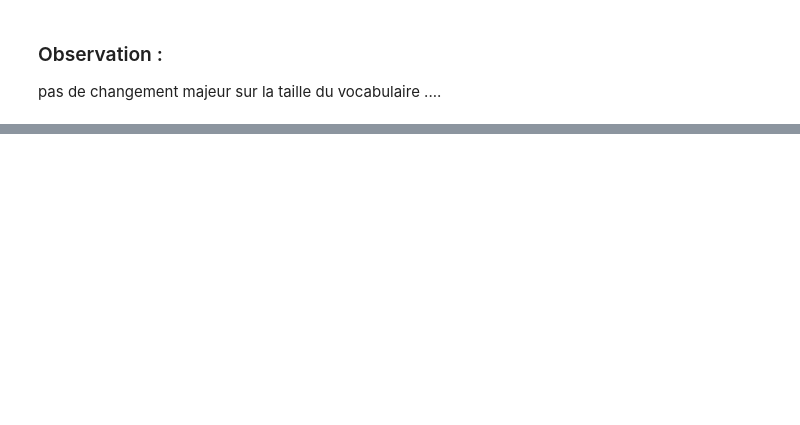
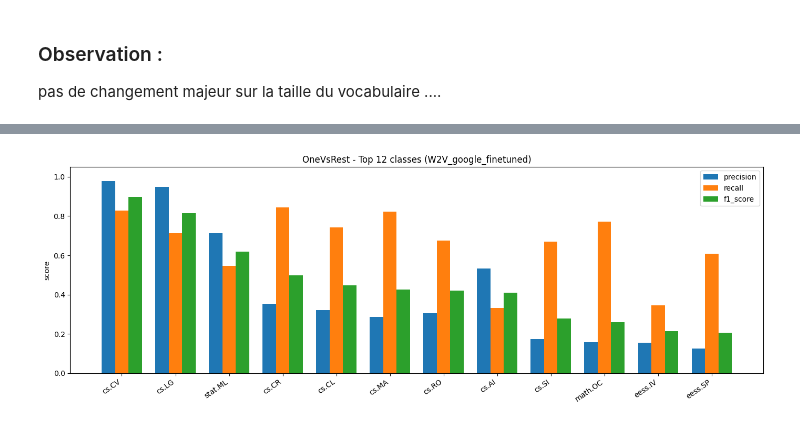
Before and after one commit to RayanMokhtar/text_processing_articles_recherche, a Jupyter notebook: text_processing_arxiv.ipynb, the cells around one changed output, grey strips where cells are left out. Cells and saved outputs as stored; diff of their text form; code cells hidden in the pictures; blank space fills up the shorter version.

```diff
--- a/text_processing_arxiv.ipynb
+++ b/text_processing_arxiv.ipynb
@@ -263,0 +1165,84 @@ liste_vectorizer_tf_idf = vectorizer_simple(df["summaries_nettoye"].tolist())
+# %%
+# 4 bis) Plots OneVsRest + performances détaillées
+modele_to_assets = {
+    "W2V_from_scratch": (clf_scratch, X_scratch_test, Y_pred_scratch),
+    "W2V_google_news": (clf_google, X_google_test, Y_pred_google),
+    "W2V_google_finetuned": (clf_finetuned, X_finetuned_test, Y_pred_finetuned),
+}
+
+clf_best, X_best_test, Y_pred_best = modele_to_assets[meilleur_modele]
+proba_best = clf_best.predict_proba(X_best_test)
+
+# Perf par classe (OneVsRest)
+lignes = []
+for i, classe in enumerate(mlb.classes_):
+    y_true_i = Y_test[:, i]
+    y_pred_i = Y_pred_best[:, i]
+    lignes.append({
+        "classe": classe,
+        "precision": precision_score(y_true_i, y_pred_i, zero_division=0),
+        "recall": recall_score(y_true_i, y_pred_i, zero_division=0),
+        "f1_score": f1_score(y_true_i, y_pred_i, zero_division=0),
+        "support": int(y_true_i.sum()),
+    })
+
+df_ovr_perf = pd.DataFrame(lignes).sort_values("f1_score", ascending=False).reset_index(drop=True)
+
+# ROC-AUC par classe
+auc_lignes = []
+for i, classe in enumerate(mlb.classes_):
+    y_true_i = Y_test[:, i]
+    if len(np.unique(y_true_i)) < 2:
+        auc_i = np.nan
+    else:
+        auc_i = roc_auc_score(y_true_i, proba_best[:, i])
+    auc_lignes.append({"classe": classe, "roc_auc": auc_i})
+
+df_auc = pd.DataFrame(auc_lignes).sort_values("roc_auc", ascending=False).reset_index(drop=True)
+
+# Plot 1 : Precision/Recall/F1 par classe (top 12 F1)
+top_n = 12
+df_plot = df_ovr_perf.head(top_n).copy()
+x = np.arange(len(df_plot))
+w = 0.25
+
+plt.figure(figsize=(14, 5))
+plt.bar(x - w, df_plot["precision"], width=w, label="precision")
+plt.bar(x, df_plot["recall"], width=w, label="recall")
+plt.bar(x + w, df_plot["f1_score"], width=w, label="f1_score")
+plt.xticks(x, df_plot["classe"], rotation=35, ha="right")
+plt.ylim(0, 1.05)
+plt.title(f"OneVsRest - Top {top_n} classes ({meilleur_modele})")
+plt.ylabel("score")
+plt.legend()
+plt.tight_layout()
+plt.show()
+
+# Plot 2 : ROC-AUC par classe
+df_auc_plot = df_auc.dropna().head(top_n)
+plt.figure(figsize=(14, 4))
+plt.bar(df_auc_plot["classe"], df_auc_plot["roc_auc"])
+plt.xticks(rotation=35, ha="right")
+plt.ylim(0.5, 1.0)
+plt.title(f"OneVsRest - ROC-AUC par classe ({meilleur_modele})")
+plt.ylabel("ROC-AUC")
+plt.tight_layout()
+plt.show()
+
+# Résumé perf du meilleur modèle (colonnes robustes selon état df_resultats)
+colonnes_resume = [
+    "modele", "precision_micro", "recall_micro", "f1_micro",
+    "precision_macro", "recall_macro", "f1_macro",
+    "seuil_optimal", "f1_val_micro",
+    "seuil_moyen", "roc_auc_micro"
+]
+colonnes_disponibles = [c for c in colonnes_resume if c in df_resultats.columns]
+resume = df_resultats.loc[df_resultats["modele"] == meilleur_modele, colonnes_disponibles].copy()
+
+print("Résumé global du meilleur modèle:")
+print(resume.round(4).to_string(index=False))
+
+print("\nTop classes (F1):")
+print(df_ovr_perf[["classe", "precision", "recall", "f1_score", "support"]].head(12).round(4).to_string(index=False))
+# %% [output]
+[figure, added]
```
Also changed, not shown: parts of 50 cells of this notebook, 2 other files.
